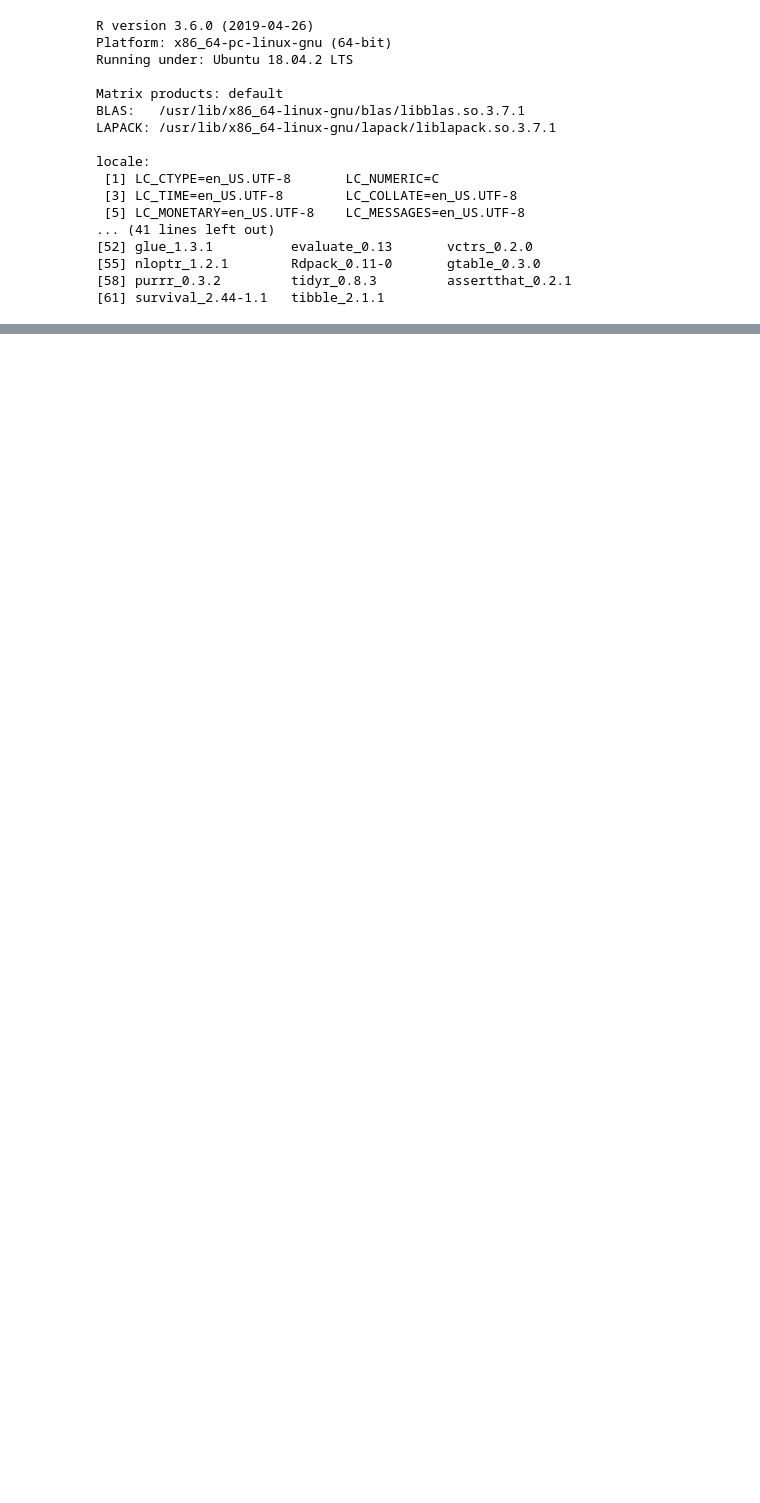
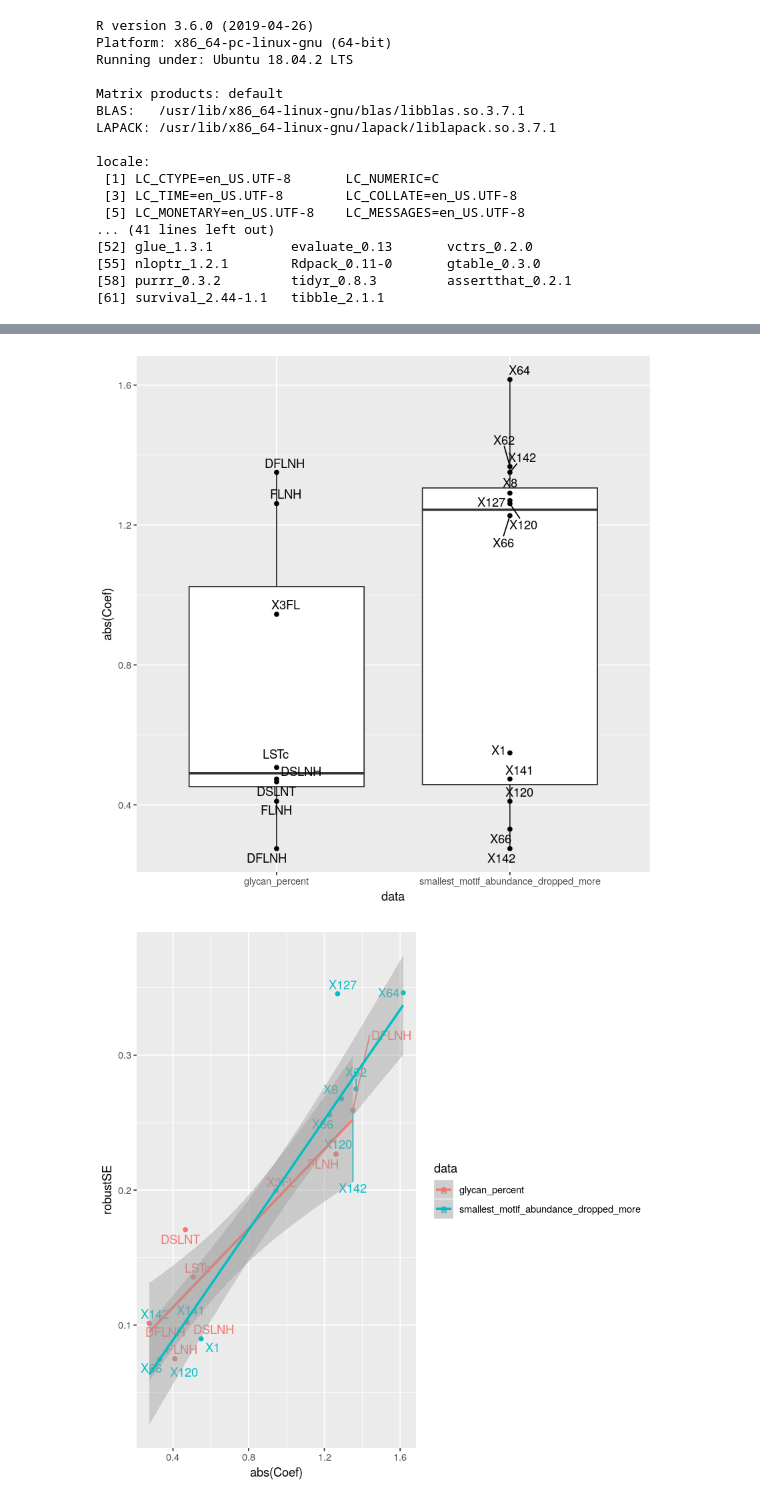
Before and after one commit to LewisLabUCSD/GlyCompare, a Jupyter notebook: example_notebook/Fig4_Fig5_hmo_stats.ipynb, the cells around one changed output, grey strips where cells are left out. Saved outputs shown, nothing was run; the diff lists cells and outputs as text; code cells hidden in the pictures; blank space fills up the shorter version.

```diff
--- a/example_notebook/Fig4_Fig5_hmo_stats.ipynb
+++ b/example_notebook/Fig4_Fig5_hmo_stats.ipynb
@@ -1106,0 +1285,34 @@ locale:
+# %%
+tmp=melt(chnD)
+colnames(tmp)=c('CohenD','abundance_type')
+p1=ggboxplot(tmp, x = "abundance_type", y = "abs(CohenD)",
+                fill = "abundance_type", palette =c("#00AFBB",'#FC4E07'), #, "#E7B800"),
+                add = "jitter")+stat_compare_means(method.args = list(alternative = "less"))
+
+tmp=melt(mr2)
+colnames(tmp)=c('marginal_R2','abundance_type')
+p2=ggboxplot(tmp, x = "abundance_type", y = "marginal_R2",
+                fill = "abundance_type", palette =c("#00AFBB",'#FC4E07'), #, "#E7B800"),
+                add = "jitter")+stat_compare_means(method.args = list(alternative = "less"))
+
+library(ggrepel)
+ggplot(droplevels(out[keep,]),aes(x=data,y=abs(Coef),label=response))+
+    geom_boxplot()+geom_point()+geom_text_repel()
+
+ggplot(droplevels(out[keep,]),aes(color=data,x=abs(Coef),y=robustSE,label=response))+
+    geom_point()+geom_text_repel()+stat_smooth(method='lm')
+
+p6=ggboxplot(droplevels(out[keep,]),x='data',y='-log(robustPr,10)',
+                fill = "data", palette =c("#00AFBB",'#FC4E07'), #, "#E7B800"),
+                add = "jitter")+stat_compare_means(method.args = list(alternative = "less"))
+
+p4=ggboxplot(droplevels(out[keep,]),x='data',y='log(robustSE)',
+                fill = "data", palette =c("#00AFBB",'#FC4E07'), #, "#E7B800"),
+                add = "jitter")+stat_compare_means(method.args = list(alternative = "greater"))
+
+p5=ggboxplot(droplevels(out[keep,]),x='data',y='abs(robustZ)',
+                fill = "data", palette =c("#00AFBB",'#FC4E07'), #, "#E7B800"),
+                add = "jitter")+stat_compare_means(method.args = list(alternative = "less"))
+# %% [output]
+[figure, added]
+[figure, added]
```
Also changed, not shown: parts of 19 cells of this notebook, 1 other file.
